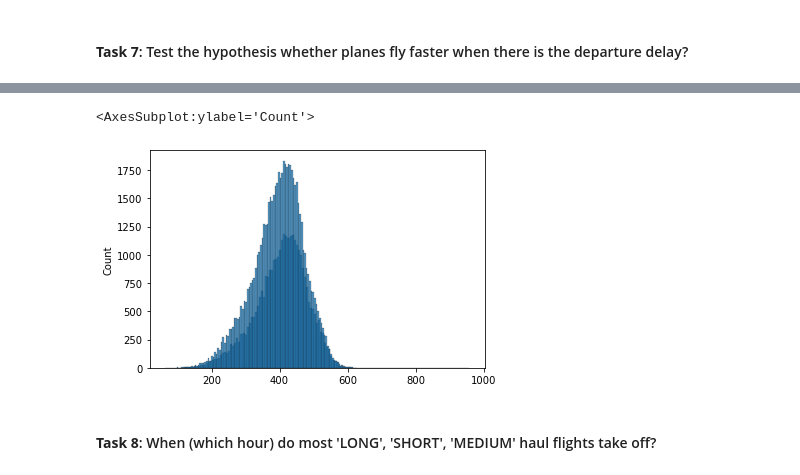
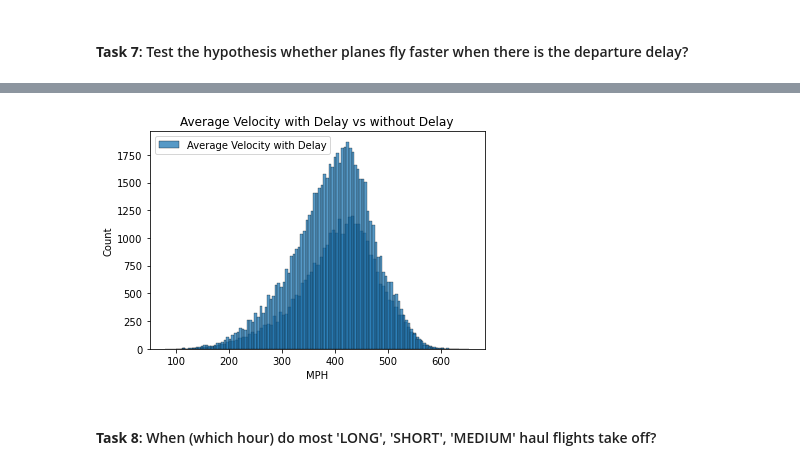
Before and after one commit to JadenLipp/LHLMidtermProject, a Jupyter notebook: exploratory_analysis_Jaden.ipynb, the cells around one changed output, grey strips where cells are left out. Drawn from its saved outputs; the diff is of its cells as text; code cells hidden in the pictures.

```diff
--- a/exploratory_analysis_Jaden.ipynb
+++ b/exploratory_analysis_Jaden.ipynb
@@ -291,10 +291,12 @@ xx.mean()
 dtype: float64
-# %%
-sns.histplot(avg_v)
-sns.histplot(avg_v_no_delay)
-# %% [output]
-<AxesSubplot:ylabel='Count'>
-[figure, removed]
+# %%
+hist = sns.histplot(avg_v)
+hist.set_title('Average Velocity with Delay vs without Delay')
+hist.set_xlabel('MPH')
+hist.legend(labels=['Average Velocity with Delay'])
+histo = sns.histplot(avg_v_no_delay)
+# %% [output]
+[figure, added]
 # %%
 #as we can see in the above that delays do impact the average velocity by a small amount ~10 MPH
 # %% [markdown]
```
Also changed, not shown: parts of 16 cells of this notebook, 6 other files.
